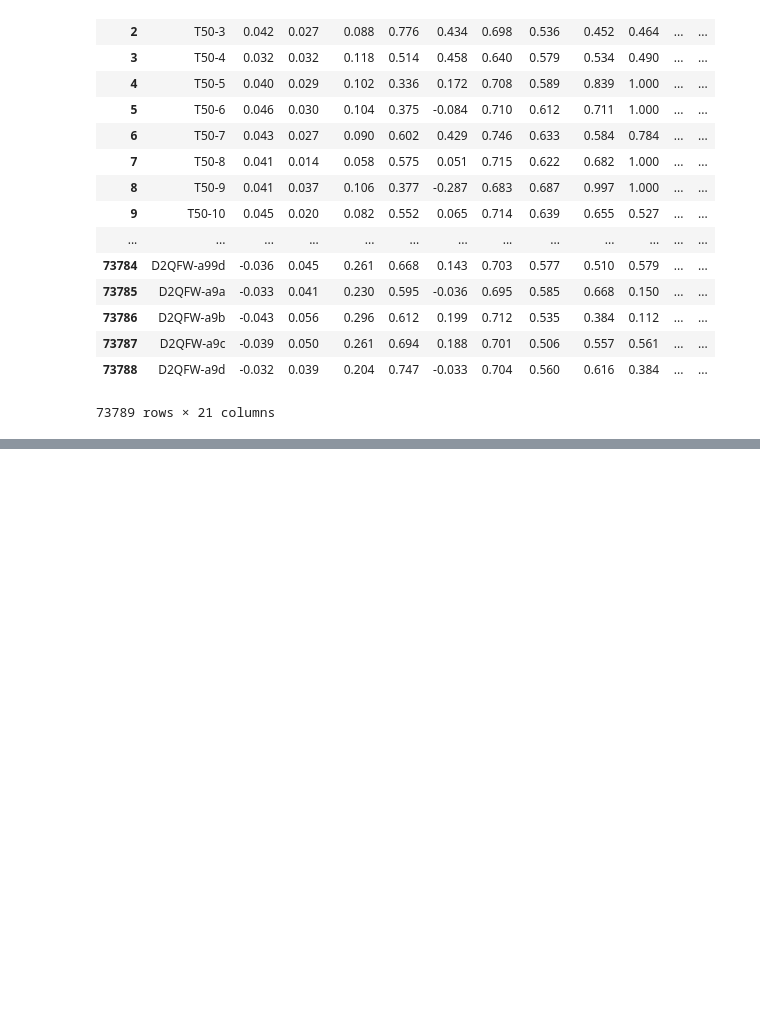
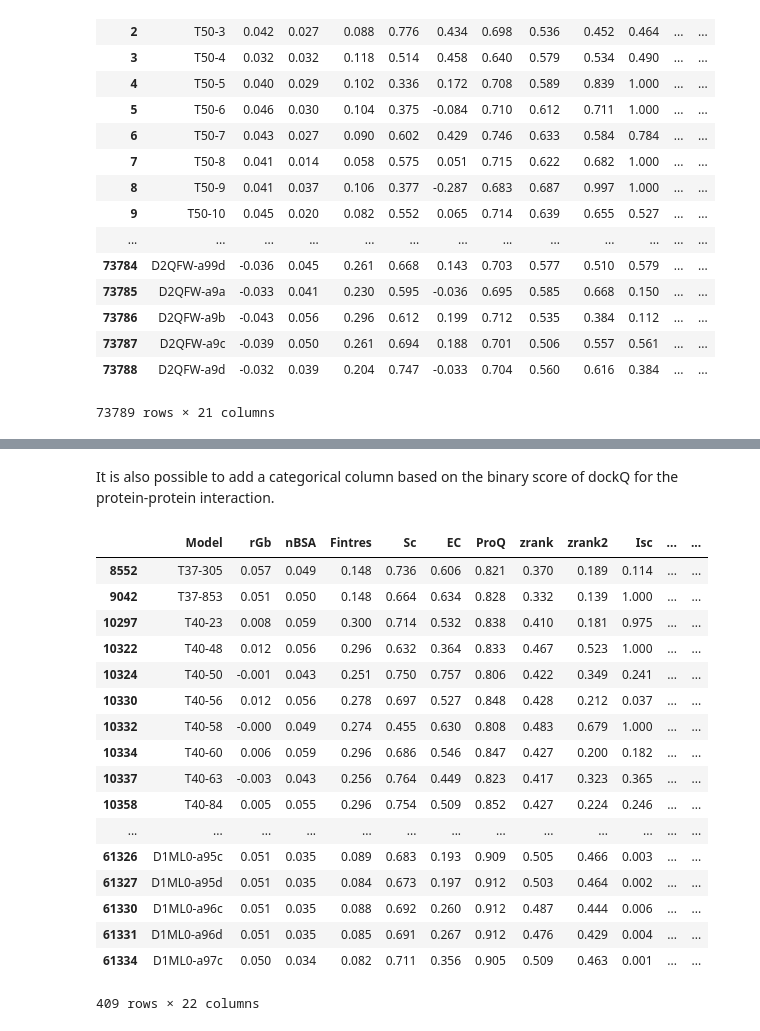
Before and after one commit to PierreBedoucha/medbioinfo_project, a Jupyter notebook: ML Medbioinfo Project.ipynb, the cells around one changed output, grey strips where cells are left out. Drawn from its saved outputs; the diff is of its cells as text; code cells hidden in the pictures; blank space fills up the shorter version.

```diff
--- a/ML Medbioinfo Project.ipynb
+++ b/ML Medbioinfo Project.ipynb
@@ -59,0 +125,30 @@ train
+# %% [markdown]
+It is also possible to add a categorical column based on the binary score of dockQ for the protein-protein interaction.
+# %%
+import numpy as np
+v = train["DockQ"].values
+cats = np.array(['low', 'medium', 'high'])
+min_cat = np.min(train.loc[(train['DockQ-Binary'] == 1)]['DockQ']) + np.std(train['DockQ'])
+max_cat = np.max(train.loc[(train['DockQ-Binary'] == 1)]['DockQ']) - np.std(train['DockQ'])
+code = np.searchsorted([min_cat, max_cat], v.ravel()).reshape(v.shape)
+train['DockQ_cat'] = cats[code]
+train.loc[(train['DockQ_cat'] == 'high')]
+# %% [output]
+|  | Model | rGb | nBSA | Fintres | Sc | EC | ProQ | zrank | zrank2 | Isc | ... | ... |
+| 8552 | T37-305 | 0.057 | 0.049 | 0.148 | 0.736 | 0.606 | 0.821 | 0.370 | 0.189 | 0.114 | ... | ... |
+| 9042 | T37-853 | 0.051 | 0.050 | 0.148 | 0.664 | 0.634 | 0.828 | 0.332 | 0.139 | 1.000 | ... | ... |
+| 10297 | T40-23 | 0.008 | 0.059 | 0.300 | 0.714 | 0.532 | 0.838 | 0.410 | 0.181 | 0.975 | ... | ... |
+| 10322 | T40-48 | 0.012 | 0.056 | 0.296 | 0.632 | 0.364 | 0.833 | 0.467 | 0.523 | 1.000 | ... | ... |
+| 10324 | T40-50 | -0.001 | 0.043 | 0.251 | 0.750 | 0.757 | 0.806 | 0.422 | 0.349 | 0.241 | ... | ... |
+| 10330 | T40-56 | 0.012 | 0.056 | 0.278 | 0.697 | 0.527 | 0.848 | 0.428 | 0.212 | 0.037 | ... | ... |
+| 10332 | T40-58 | -0.000 | 0.049 | 0.274 | 0.455 | 0.630 | 0.808 | 0.483 | 0.679 | 1.000 | ... | ... |
+| 10334 | T40-60 | 0.006 | 0.059 | 0.296 | 0.686 | 0.546 | 0.847 | 0.427 | 0.200 | 0.182 | ... | ... |
+| 10337 | T40-63 | -0.003 | 0.043 | 0.256 | 0.764 | 0.449 | 0.823 | 0.417 | 0.323 | 0.365 | ... | ... |
+| 10358 | T40-84 | 0.005 | 0.055 | 0.296 | 0.754 | 0.509 | 0.852 | 0.427 | 0.224 | 0.246 | ... | ... |
+| ... | ... | ... | ... | ... | ... | ... | ... | ... | ... | ... | ... | ... |
+| 61326 | D1ML0-a95c | 0.051 | 0.035 | 0.089 | 0.683 | 0.193 | 0.909 | 0.505 | 0.466 | 0.003 | ... | ... |
+| 61327 | D1ML0-a95d | 0.051 | 0.035 | 0.084 | 0.673 | 0.197 | 0.912 | 0.503 | 0.464 | 0.002 | ... | ... |
+| 61330 | D1ML0-a96c | 0.051 | 0.035 | 0.088 | 0.692 | 0.260 | 0.912 | 0.487 | 0.444 | 0.006 | ... | ... |
+| 61331 | D1ML0-a96d | 0.051 | 0.035 | 0.085 | 0.691 | 0.267 | 0.912 | 0.476 | 0.429 | 0.004 | ... | ... |
+| 61334 | D1ML0-a97c | 0.050 | 0.034 | 0.082 | 0.711 | 0.356 | 0.905 | 0.509 | 0.463 | 0.001 | ... | ... |
+409 rows × 22 columns
```
Also changed, not shown: parts of 7 cells of this notebook, 2 other files.
